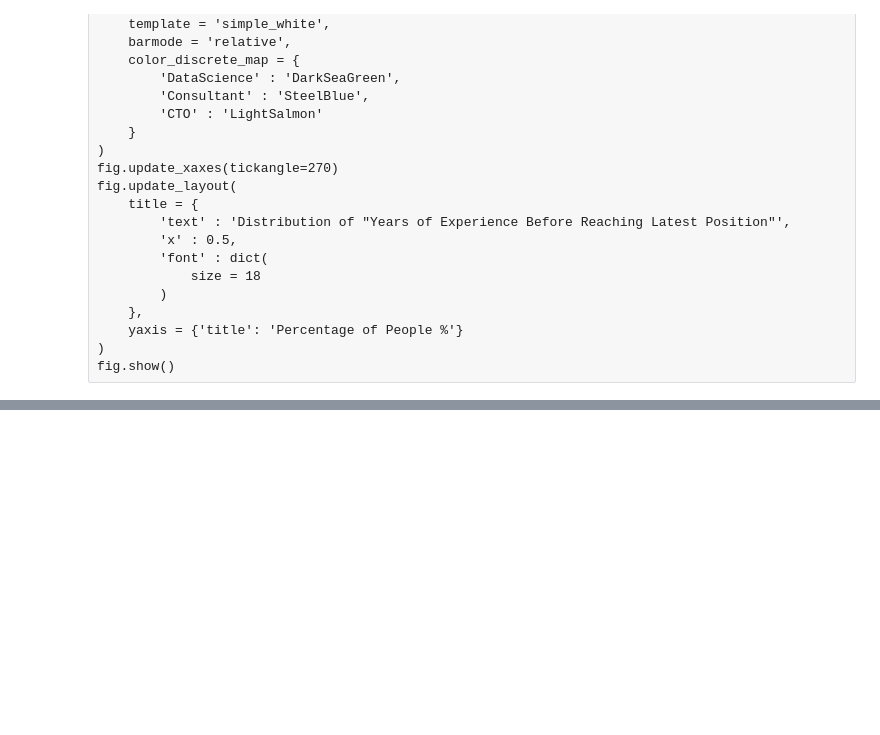
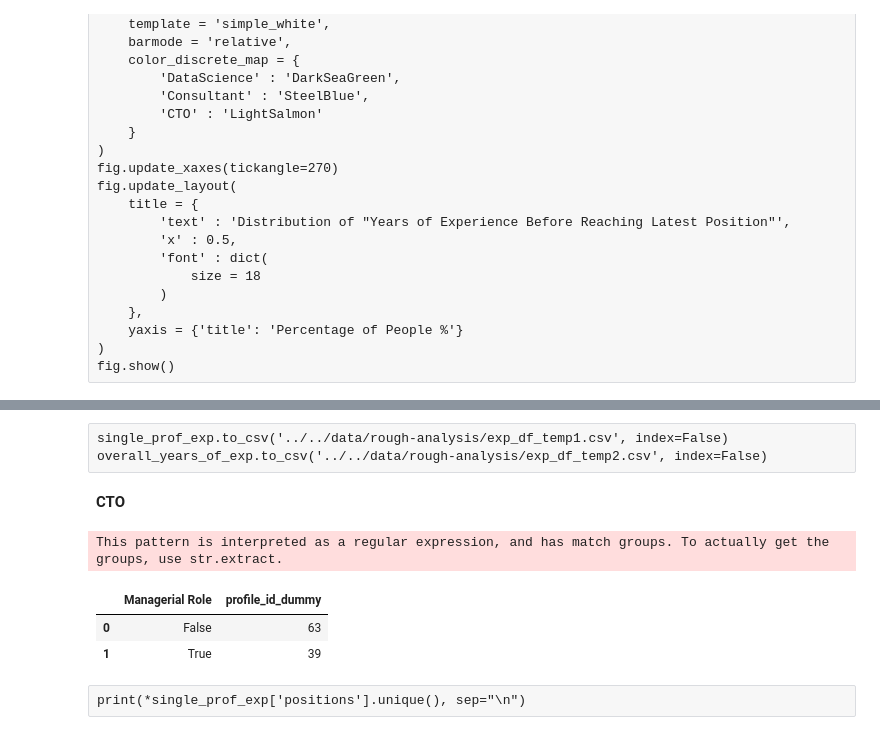
Before and after one commit to franklemuchahary/linkedin-profile-analysis, a Jupyter notebook: code/rough-analysis/rough-analysis.ipynb, the cells around one changed output, grey strips where cells are left out. Drawn from its saved outputs; the diff is of its cells as text; code cells hidden in the pictures; blank space fills up the shorter version.

```diff
--- a/code/rough-analysis/rough-analysis.ipynb
+++ b/code/rough-analysis/rough-analysis.ipynb
@@ -898,0 +971,30 @@ subplot_fig.show()
+# %% [raw]
+single_prof_exp.to_csv('../../data/rough-analysis/exp_df_temp1.csv', index=False)
+overall_years_of_exp.to_csv('../../data/rough-analysis/exp_df_temp2.csv', index=False)
+# %% [markdown]
+**CTO**
+# %%
+profile_type = 'CTO'
+role_title1, role_title1_name = r'(manager|lead|head)', 'Managerial Role'
+role_title2, role_title2_name = 'software engineer|architect|staff engineer|scientist', 'Software Engineer/Architect/Research Scientist'
+
+
+single_prof_exp = exp_df[exp_df['profile_category'] == profile_type].copy()
+single_prof_exp['positions'].fillna('', inplace = True)
+
+single_prof_exp[role_title1_name] = single_prof_exp['positions'].str.contains(role_title1)
+single_prof_exp[role_title2_name] = single_prof_exp['positions'].str.contains(role_title2)
+
+subset_profiles_roles = single_prof_exp.groupby(
+    'profile_id_dummy'
+)[[role_title1_name, role_title2_name]].max().reset_index()
+
+plt_df = subset_profiles_roles.groupby(role_title1_name)['profile_id_dummy'].nunique().reset_index()
+plt_df
+# %% [output]
+This pattern is interpreted as a regular expression, and has match groups. To actually get the groups, use str.extract.
+|  | Managerial Role | profile_id_dummy |
+| 0 | False | 63 |
+| 1 | True | 39 |
+# %% [raw]
+print(*single_prof_exp['positions'].unique(), sep="\n")
```
Also changed, not shown: parts of 15 cells of this notebook, 5 other files.
